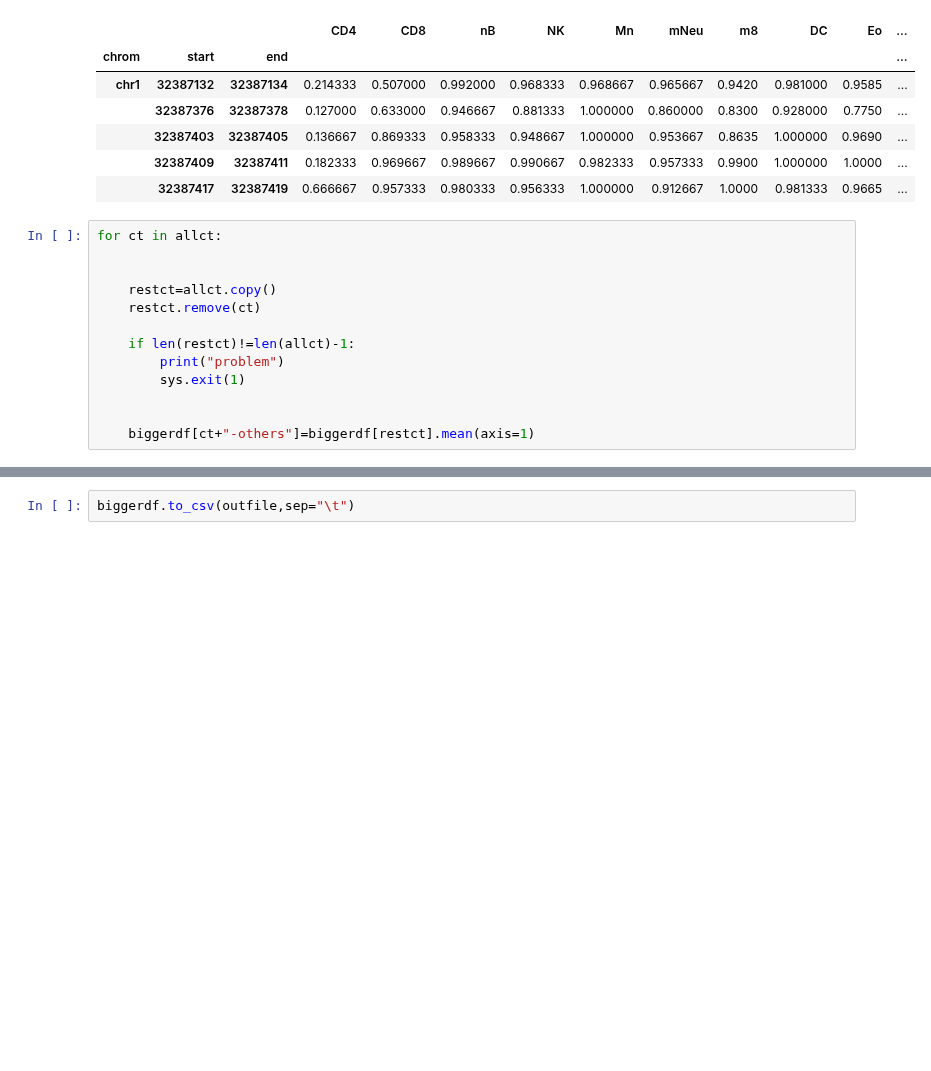
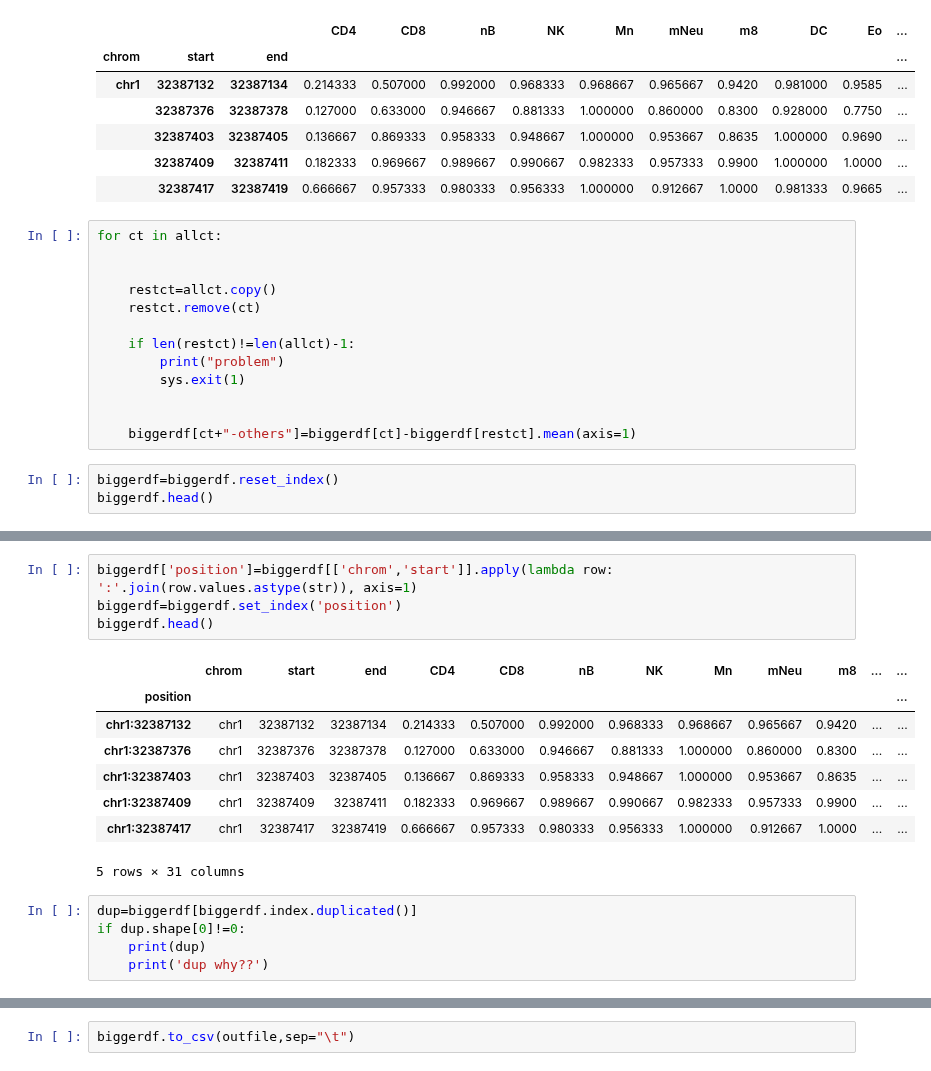
Before and after one commit to Irfanwustl/Research_code, a Jupyter notebook: MHB_per_read/softreadcounting/try2/preprocessALLcpg/Othermean_ALLct.ipynb, the cells around one changed output, grey strips where cells are left out. Cells and saved outputs as stored; diff of their text form; blank space fills up the shorter version.

```diff
--- a/MHB_per_read/softreadcounting/try2/preprocessALLcpg/Othermean_ALLct.ipynb
+++ b/MHB_per_read/softreadcounting/try2/preprocessALLcpg/Othermean_ALLct.ipynb
@@ -80,4 +80,7 @@ for ct in allct:
         sys.exit(1)
 
 
-    biggerdf[ct+"-others"]=biggerdf[restct].mean(axis=1)
+    biggerdf[ct+"-others"]=biggerdf[ct]-biggerdf[restct].mean(axis=1)
+# %%
+biggerdf=biggerdf.reset_index()
+biggerdf.head()
@@ -83,0 +95,18 @@ for ct in allct:
+# %%
+biggerdf['position']=biggerdf[['chrom','start']].apply(lambda row: ':'.join(row.values.astype(str)), axis=1)
+biggerdf=biggerdf.set_index('position')
+biggerdf.head()
+# %% [output]
+|  | chrom | start | end | CD4 | CD8 | nB | NK | Mn | mNeu | m8 | ... | ... |
+| position |  |  |  |  |  |  |  |  |  |  |  | ... |
+| chr1:32387132 | chr1 | 32387132 | 32387134 | 0.214333 | 0.507000 | 0.992000 | 0.968333 | 0.968667 | 0.965667 | 0.9420 | ... | ... |
+| chr1:32387376 | chr1 | 32387376 | 32387378 | 0.127000 | 0.633000 | 0.946667 | 0.881333 | 1.000000 | 0.860000 | 0.8300 | ... | ... |
+| chr1:32387403 | chr1 | 32387403 | 32387405 | 0.136667 | 0.869333 | 0.958333 | 0.948667 | 1.000000 | 0.953667 | 0.8635 | ... | ... |
+| chr1:32387409 | chr1 | 32387409 | 32387411 | 0.182333 | 0.969667 | 0.989667 | 0.990667 | 0.982333 | 0.957333 | 0.9900 | ... | ... |
+| chr1:32387417 | chr1 | 32387417 | 32387419 | 0.666667 | 0.957333 | 0.980333 | 0.956333 | 1.000000 | 0.912667 | 1.0000 | ... | ... |
+5 rows × 31 columns
+# %%
+dup=biggerdf[biggerdf.index.duplicated()]
+if dup.shape[0]!=0:
+    print(dup)
+    print('dup why??')
```
Also changed, not shown: parts of 2 cells of this notebook, 1 other file.
